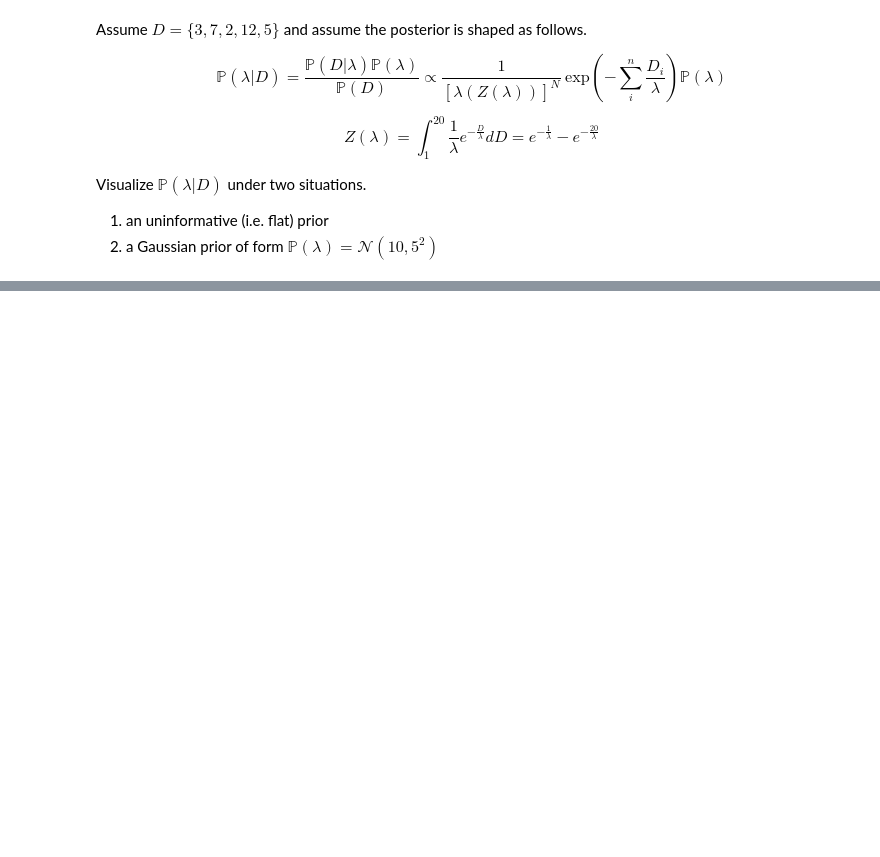
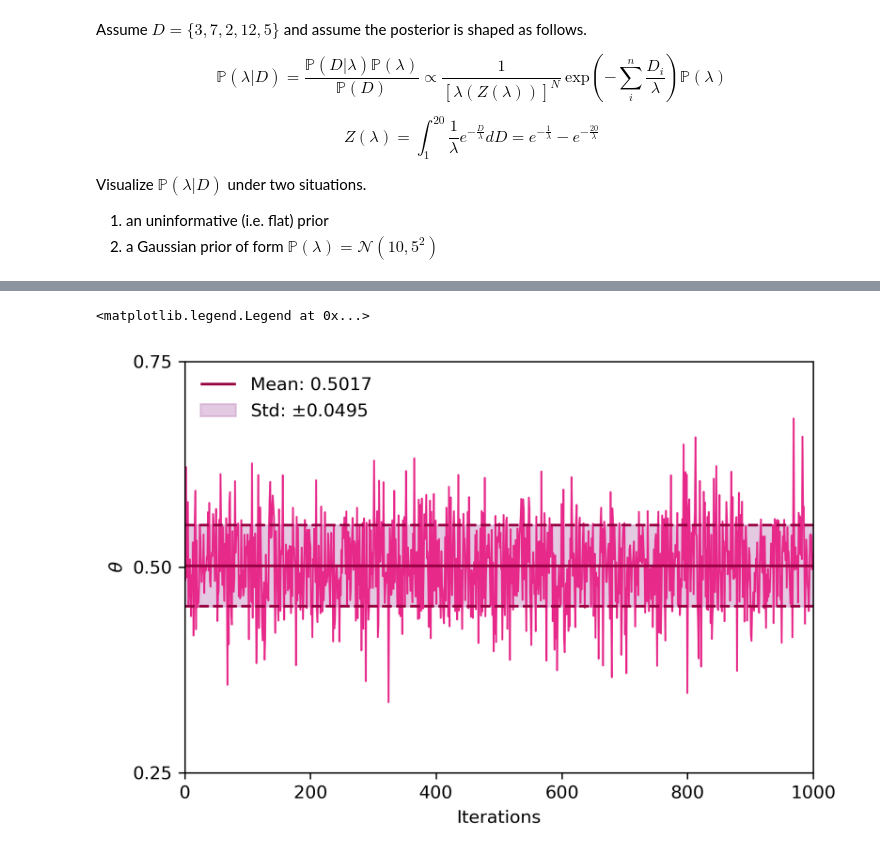
Before and after one commit to bKeungAuyeung/MSTA-HW3, a Jupyter notebook: bAuyeung_L3_MSTA.ipynb, the cells around one changed output, grey strips where cells are left out. Cells and saved outputs as stored; diff of their text form; code cells hidden in the pictures; blank space fills up the shorter version.

```diff
--- a/bAuyeung_L3_MSTA.ipynb
+++ b/bAuyeung_L3_MSTA.ipynb
@@ -649,0 +658,30 @@ IndexError: arrays used as indices must be of integer (or boolean) type
+# %%
+x = np.linspace(0, 1000, 1000) # define how many iterations will be run
+theta_mc = np.zeros(1000) # define empty theta array for monte carlo simulation
+
+np.random.seed(5) # set random seed
+
+for i in range(1000): # for each iteration...
+    theta_mc[i] = stats.norm.rvs(loc = 0.5, scale = 0.05, size = 1)[0]
+    # draw a sample from a normal distribution with mean 0.5 and standard deviation 0.05
+
+fig, ax = subplots(figsize=(6, 4), dpi=300, tight_layout=True)
+
+ax.plot(x, theta_mc, color = '#e7298a', linewidth = 1) # plot theta values over iterations
+
+# visualize mean and standard deviation of theta samples
+ax.hlines(np.mean(theta_mc), xmin = 0, xmax = 1000, color = '#980043', label = f'Mean: {np.mean(theta_mc):.4f} ')
+ax.hlines(np.mean(theta_mc) + np.std(theta_mc), xmin = 0, xmax = 1000, linestyles= "--",color = '#980043')
+ax.hlines(np.mean(theta_mc) - np.std(theta_mc), xmin = 0, xmax = 1000, linestyles= "--",color = '#980043')
+ax.fill_between(x, np.mean(theta_mc) - np.std(theta_mc), np.mean(theta_mc) + np.std(theta_mc), color = '#c994c7', alpha = 0.5, label = f'Std: $\\pm${np.std(theta_mc):.4f} ')
+
+# format plot
+ax.set_xlabel('Iterations')
+ax.set_xlim(0, 1000)
+ax.set_ylabel('$\\theta$')
+ax.set_ylim(0.25, 0.75)
+ax.set_yticks([0.25, 0.5, 0.75])[0]
+plt.legend(frameon = False, loc = 'best')
+# %% [output]
+<matplotlib.legend.Legend at 0x...>
+[figure, added]
```
Also changed, not shown: parts of 20 cells of this notebook, 2 other files.
